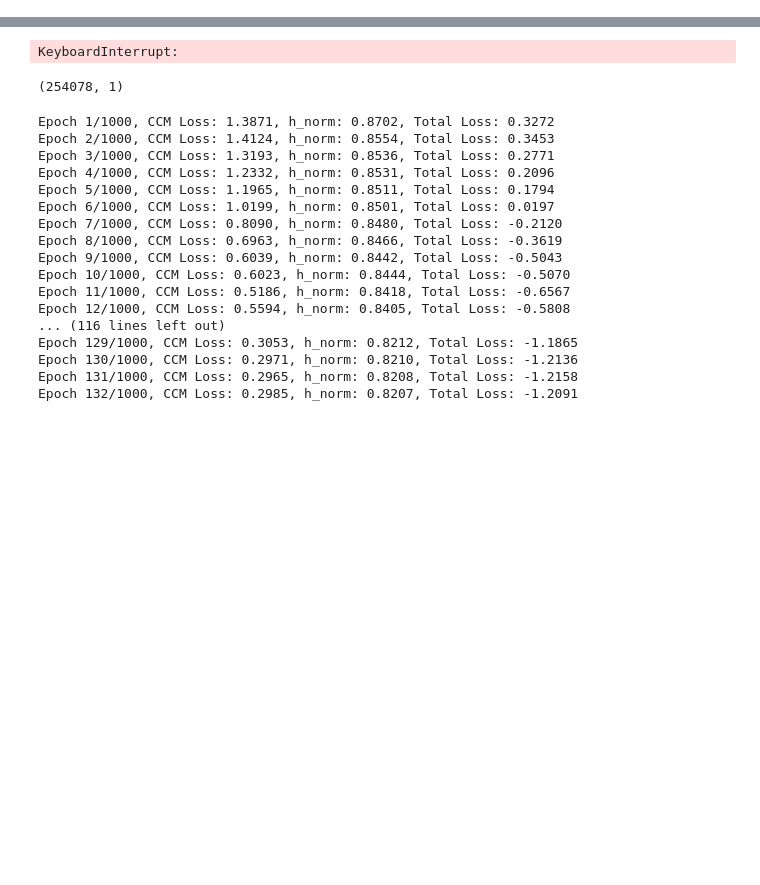
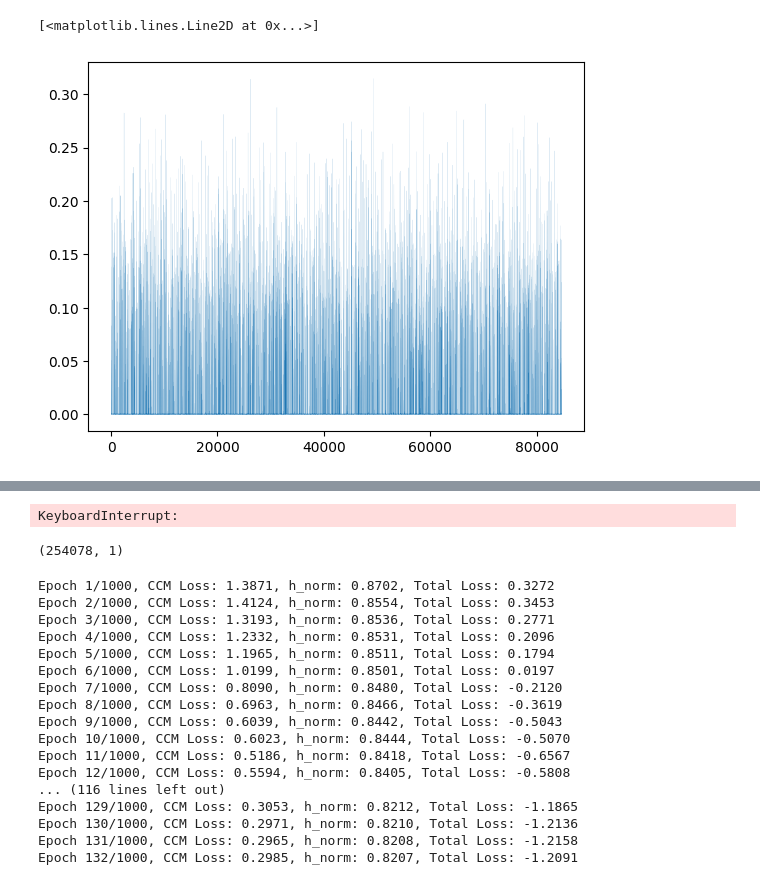
Before and after one commit to z7743/FlowDecomposition, a Jupyter notebook: notebooks/test.ipynb, the cells around one changed output, grey strips where cells are left out. Saved outputs shown, nothing was run; the diff lists cells and outputs as text; code cells hidden in the pictures; blank space fills up the shorter version.

```diff
--- a/notebooks/test.ipynb
+++ b/notebooks/test.ipynb
@@ -13,0 +253,5 @@ import re
+# %%
+plt.plot(np.abs(fd.model.get_weights())[:,:,0],lw=0.05)
+# %% [output]
+[<matplotlib.lines.Line2D at 0x...>]
+[figure, added]
```
Also changed, not shown: parts of 15 cells of this notebook, 7 other files.
